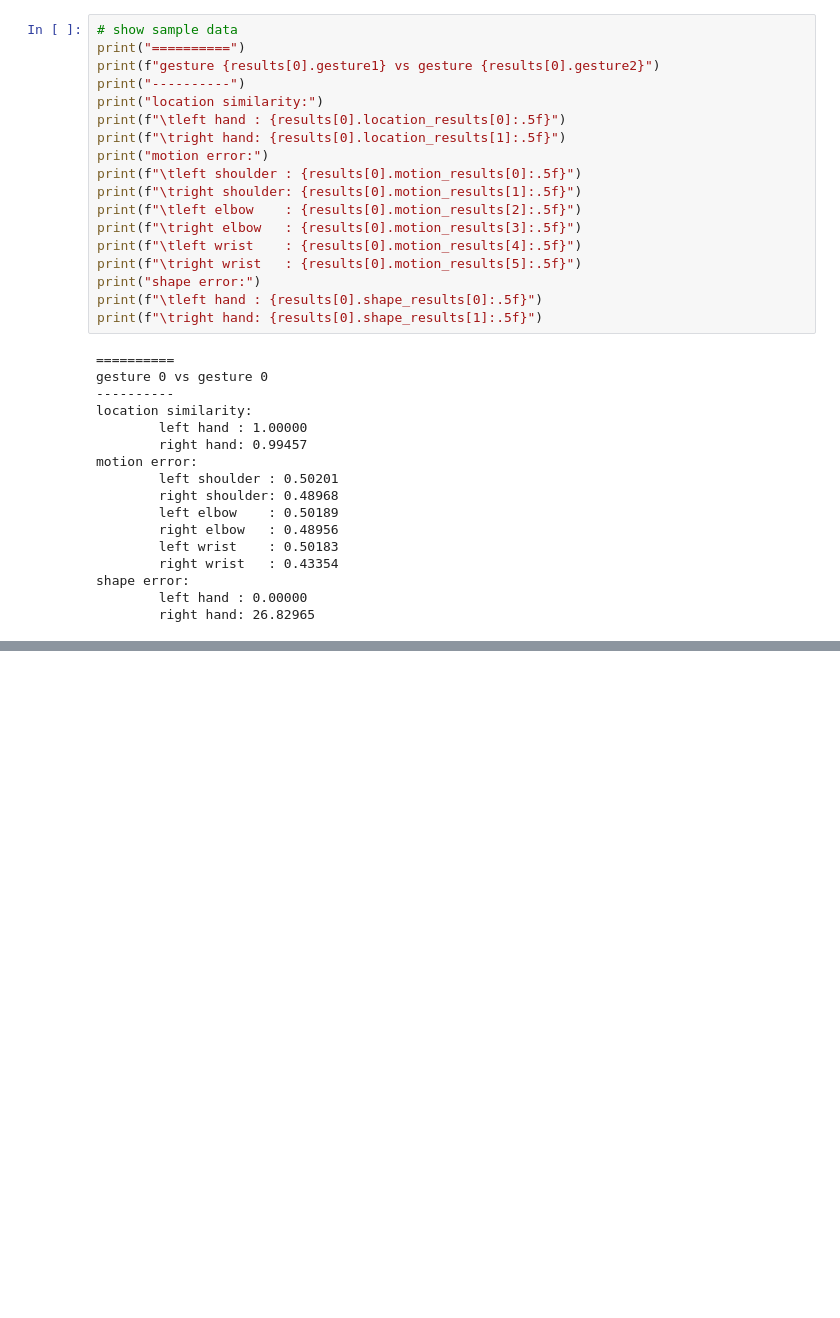
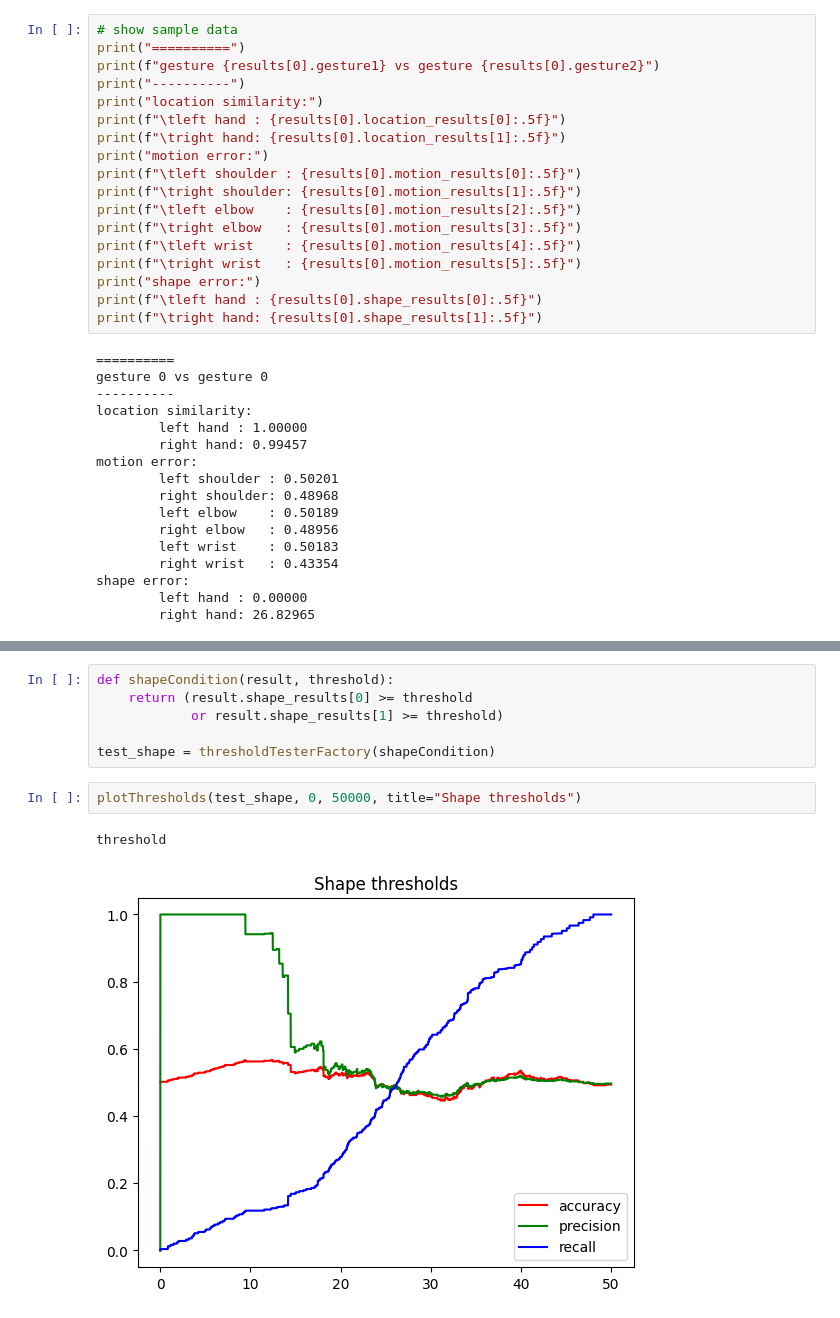
Before and after one commit to cgvillarroel/fslr-tutor, a Jupyter notebook: test.ipynb, the cells around one changed output, grey strips where cells are left out. Saved outputs shown, nothing was run; the diff lists cells and outputs as text; blank space fills up the shorter version.

```diff
--- a/test.ipynb
+++ b/test.ipynb
@@ -121,0 +151,11 @@ threshold: 0.999
+# %%
+def shapeCondition(result, threshold):
+    return (result.shape_results[0] >= threshold
+            or result.shape_results[1] >= threshold)
+
+test_shape = thresholdTesterFactory(shapeCondition)
+# %%
+plotThresholds(test_shape, 0, 50000, title="Shape thresholds")
+# %% [output]
+threshold
+[figure, added]
```
Also changed, not shown: parts of 11 cells of this notebook, 1 other file.
